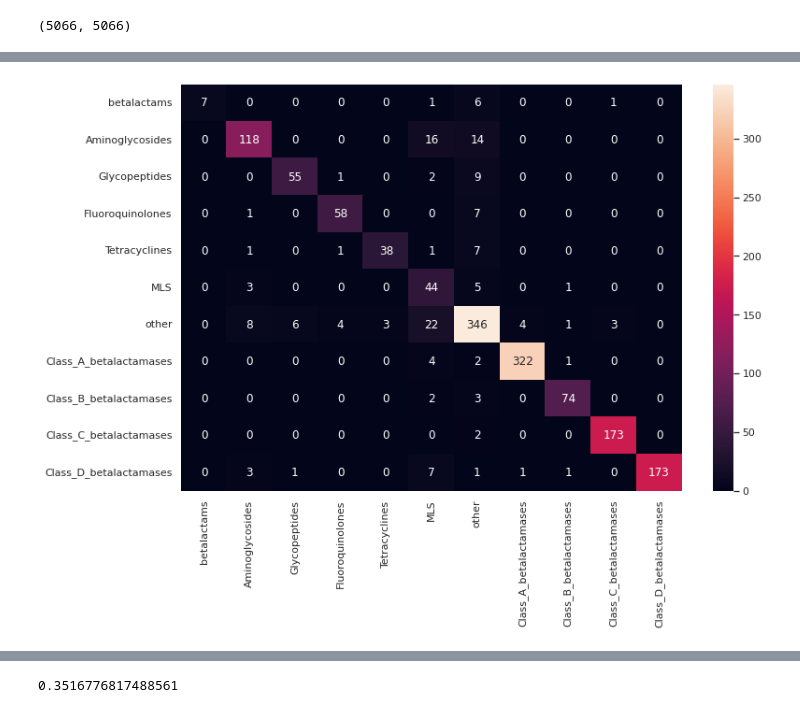
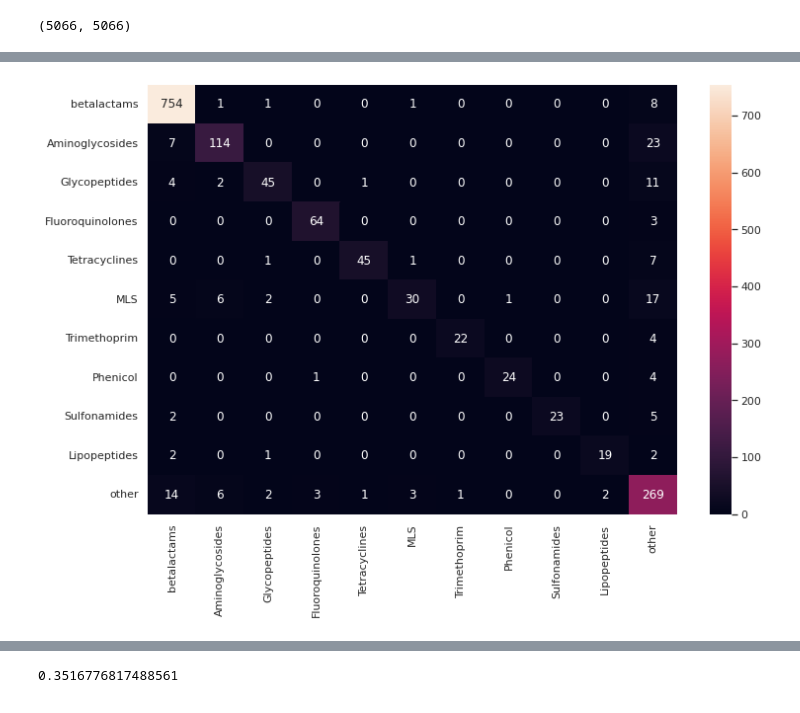
Before and after one commit to bhaweshiitk/20.C51_project, a Jupyter notebook: 20_C51_Graduate_Project.ipynb, the cells around one changed output, grey strips where cells are left out. Cells and saved outputs as stored; diff of their text form; code cells hidden in the pictures.

Commit message:
Modified code to include joint prediction of drug resistance and mechanism prediction

```diff
--- a/20_C51_Graduate_Project.ipynb
+++ b/20_C51_Graduate_Project.ipynb
@@ -557,7 +618,7 @@ X_train, X_val, y_train, y_val = train_test_split(X_train, y_train, test_size=0.
 # %%
-train_data = SequenceDataset(X_train, y_train, labels_dict = label_code_2)
-val_data = SequenceDataset(X_val, y_val, labels_dict = label_code_2)
-test_data = SequenceDataset(X_test, y_test, labels_dict = label_code_2)
+train_data = SequenceDatasetMultitask(X_train, y_train, labels_dict1 = label_code_1, labels_dict2 = label_code_2)
+val_data = SequenceDatasetMultitask(X_val, y_val, labels_dict1 = label_code_1, labels_dict2 = label_code_2)
+test_data = SequenceDatasetMultitask(X_test, y_test, labels_dict1 = label_code_1, labels_dict2 = label_code_2)
 
 batch_size = 32
 train_dataloader = DataLoader(train_data, batch_size=batch_size, shuffle=True)# fill in code here
@@ -566,5 +664,5 @@ test_dataloader = DataLoader(test_data, batch_size=batch_size, shuffle=True)# fi
 # %%
-model = cnn1d(label_count=len(label_code_2))
+model = cnn1d_multitask(label_count1=len(label_code_2), label_count2 = len(label_code_2))
 model = model.to(device)
 # %%
 model
@@ -621,6 +816,8 @@ epoch train loss validation loss
 # %%
-pred_labels = []
-true_labels = []
+pred_labels_class = []
+pred_labels_mechanism = []
+true_labels_class = []
+true_labels_mechanism = []
 test_loss = 0
 with torch.no_grad():
   model.eval()
@@ -629,8 +826,22 @@ with torch.no_grad():
     seq = seq.to(device)
     label = label.to(device)
     logits = model(seq)
-    test_loss += nn.functional.cross_entropy(logits, label.squeeze())*len(label)
-    preds = logits.max(1).indices
-    true_labels.extend(list(label.squeeze().detach().cpu().numpy()))
-    pred_labels.extend(list(preds.squeeze().detach().cpu().numpy()))
+    loss1 = nn.functional.cross_entropy(logits[0], label.squeeze()[:, 0])# fill in loss here
+    loss2 = nn.functional.cross_entropy(logits[1], label.squeeze()[:, 1])
+    loss = (loss1+loss2)/2
+    test_loss += loss*len(label)
+    preds1 = logits[0].max(1).indices
+    preds2 = logits[1].max(1).indices
+    true_labels_class.extend(list(label.squeeze().detach().cpu().numpy()[:, 0]))
+    true_labels_mechanism.extend(list(label.squeeze().detach().cpu().numpy()[:, 1]))
+
+    pred_labels_class.extend(list(preds1.squeeze().detach().cpu().numpy()))
+    pred_labels_mechanism.extend(list(preds2.squeeze().detach().cpu().numpy()))
 test_loss = test_loss/len(test_data)
+test_loss = test_loss.detach().cpu().numpy()
+print("Test loss is {}".format(test_loss))
+class_acc = (np.array(true_labels_class) ==  np.array(pred_labels_class)).mean()
+mechanism_acc = (np.array(true_labels_mechanism) ==  np.array(pred_labels_mechanism)).mean()
+
+print("Test Acc for Class Prediction is {}".format(class_acc))
+print("Test Acc for Mechanism Prediction is {}".format(mechanism_acc))
@@ -652,8 +852,10 @@ array([[  7,   0,   0,   0,   0,   1,   6,   0,   0,   1,   0],
+# %%
+cmat = confusion_matrix(true_labels_class, pred_labels_class)
 # %%
 sns.set(rc = {'figure.figsize':(12,8)})
 fig, ax = plt.subplots()
-sns.heatmap(cmat, annot=cmat, fmt="",  ax=ax, yticklabels=(label_code_2.keys()),
-            xticklabels=label_code_2.keys())
+sns.heatmap(cmat, annot=cmat, fmt="",  ax=ax, yticklabels=(label_code_1.keys()),
+            xticklabels=label_code_1.keys())
 plt.show()
 # %% [output]
-[figure, old version]
+[figure, new version]
```
Also changed, not shown: parts of 49 cells of this notebook.
